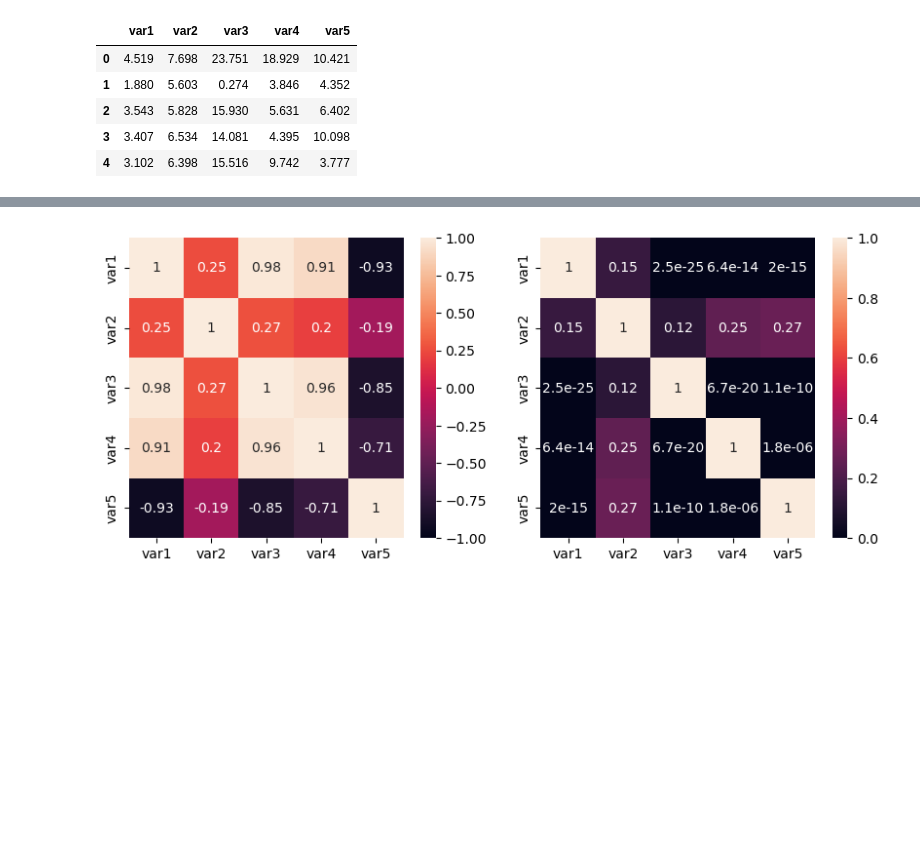
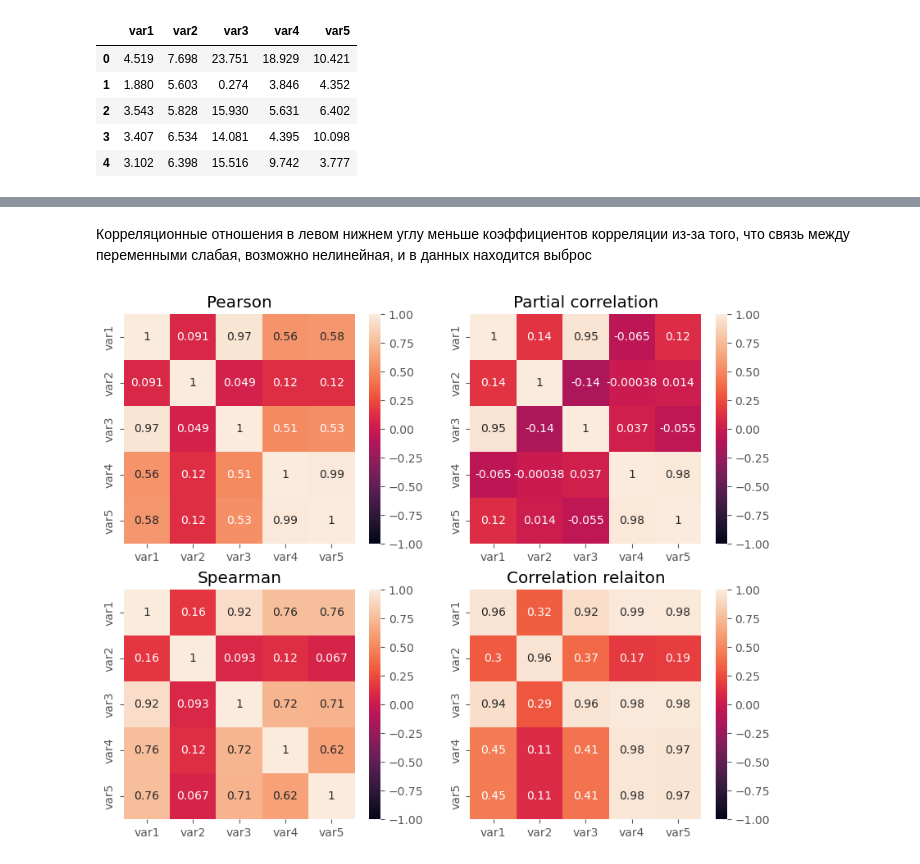
Before and after one commit to vitamin1312/Statistics, a Jupyter notebook: Lab3/main.ipynb, the cells around one changed output, grey strips where cells are left out. Cells and saved outputs as stored; diff of their text form; code cells hidden in the pictures; blank space fills up the shorter version.

```diff
--- a/Lab3/main.ipynb
+++ b/Lab3/main.ipynb
@@ -44,20 +118,0 @@ def partial_correlation(df, covar_name):
-# %%
-def get_correlation(df, corr_function):
-    names = df.columns
-    length = len(names)
-    correlation = np.zeros((length, length))
-    correlation[range(length), range(length)] = 1
-    p_values = np.zeros((length, length))
-    p_values[range(length), range(length)] = 1
-
-    for i in range(len(names)):
-        for j in range(i + 1, len(names)):
-            res = corr_function(df[names[i]], df[names[j]])
-            correlation[i, j] = correlation[j, i] = res[0]
-            p_values[i, j] = p_values[j, i] = res[1]
-    df_correlation = pd.DataFrame(correlation)
-    df_p_values = pd.DataFrame(p_values)
-    df_correlation.columns = df_p_values.columns = names
-    df_correlation.index = df_p_values.index = names
-
-    return df_correlation, df_p_values
@@ -137,8 +219,0 @@ sns.heatmap(p_vals[..., None], annot=True, vmin=0, vmax=1, ax=ax2);
-# %%
-fig, axs = plt.subplots(2, length, figsize=(20, 7), dpi=500)
-
-for i, cov_name in enumerate(names):
-    axs[0, i].set_title('partial correlation: ' + cov_name)
-    corr, p_vals = partial_correlation(df_norm, cov_name)
-    sns.heatmap(corr, annot=True, vmin=-1, vmax=1, ax=axs[0, i]);
-    sns.heatmap(p_vals, annot=True, vmin=0, vmax=1, ax=axs[1, i]);
@@ -147,8 +220,16 @@ for i, cov_name in enumerate(names):
+# %% [markdown]
+Корреляционные отношения в левом нижнем углу меньше коэффициентов корреляции из-за того, что связь между переменными слабая, возможно нелинейная, и в данных находится выброс
 # %%
-fig, (ax1, ax2) = plt.subplots(1, 2, figsize=(10, 4))
+fig, ((ax1, ax2), (ax3, ax4)) = plt.subplots(2, 2, figsize=(10, 8))
+ax1.set_title('Pearson')
+ax2.set_title('Partial correlation')
+ax3.set_title('Spearman')
+ax4.set_title('Correlation relaiton')
 
-corr, p_vals = get_correlation(df_norm, spearmanr)
-sns.heatmap(corr, annot=True, vmin=-1, vmax=1, ax=ax1);
-sns.heatmap(p_vals, annot=True, vmin=0, vmax=1, ax=ax2);
+corr, p_vals = get_correlation(df_base, pearsonr)
+sns.heatmap(get_correlation(df_base, pearsonr)[0], annot=True, vmin=-1, vmax=1, ax=ax1);
+sns.heatmap(partial_correlation(df_base)[0], annot=True, vmin=-1, vmax=1, ax=ax2);
+sns.heatmap(get_correlation(df_base, spearmanr)[0], annot=True, vmin=-1, vmax=1, ax=ax3);
+sns.heatmap(get_correlation(df_base, correlation_relation, simmetric=False)[0], annot=True, vmin=-1, vmax=1, ax=ax4);
 # %% [output]
-[figure, old version]
+[figure, new version]
```
Also changed, not shown: parts of 29 cells of this notebook, 1 other file.
